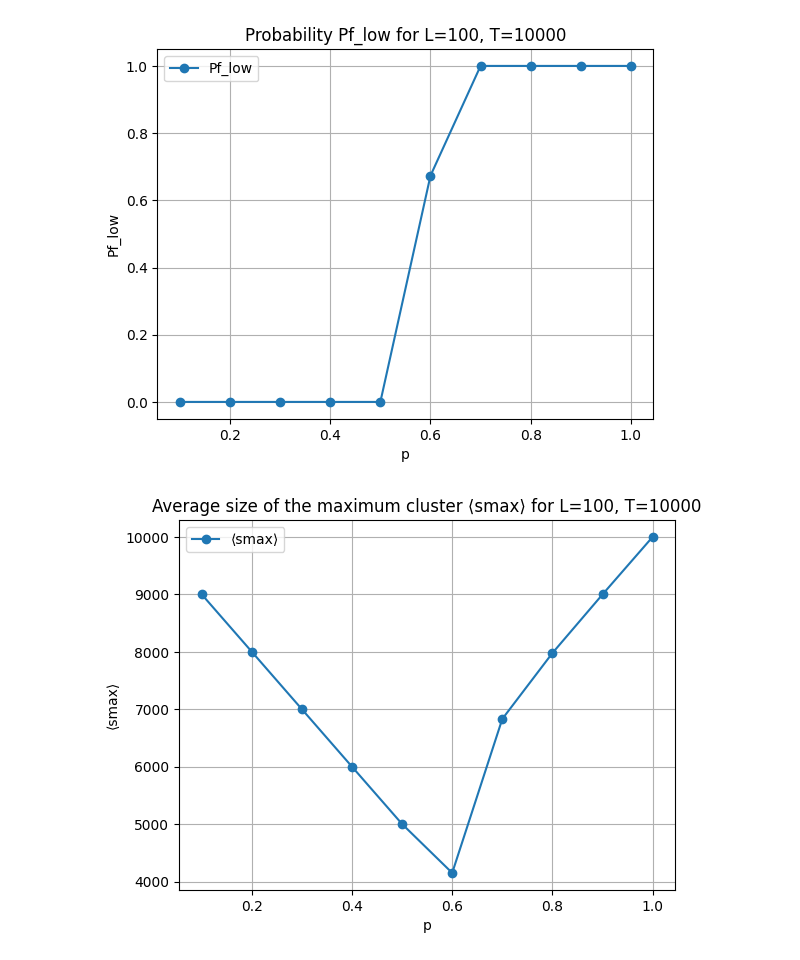
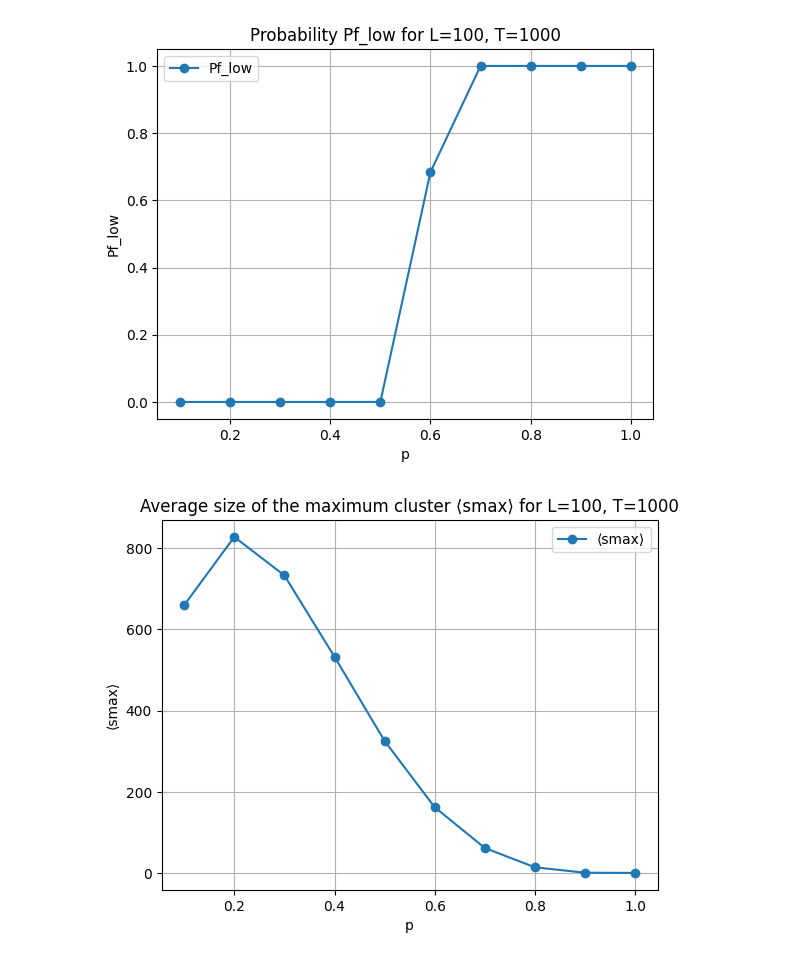
Before and after one commit to LethalDriver/ComplexSystems, a Jupyter notebook: Percolation/percolation.ipynb, the cells around one changed output. Drawn from its saved outputs; the diff is of its cells as text; code cells hidden in the pictures.

```diff
--- a/Percolation/percolation.ipynb
+++ b/Percolation/percolation.ipynb
@@ -3,33 +3,33 @@ import matplotlib.pyplot as plt
 import numpy as np
 
 def plot_results(L, T):
     results_filename = f'Ave-L{L}T{T}.txt'
     data = np.loadtxt(results_filename)
     p_values = data[:, 0]
     Pf_low_values = data[:, 1]
     smax_values = data[:, 2]
 
     plt.figure()
     plt.plot(p_values, Pf_low_values, 'o-', label='Pf_low')
     plt.xlabel('p')
     plt.ylabel('Pf_low')
     plt.legend()
     plt.title(f'Probability Pf_low for L={L}, T={T}')
     plt.grid(True)
     plt.savefig(f'Pf_low_L{L}_T{T}.png')
 
     plt.figure()
     plt.plot(p_values, smax_values, 'o-', label='⟨smax⟩')
     plt.xlabel('p')
     plt.ylabel('⟨smax⟩')
     plt.legend()
     plt.title(f'Average size of the maximum cluster ⟨smax⟩ for L={L}, T={T}')
     plt.grid(True)
     plt.savefig(f'smax_L{L}_T{T}.png')
 
     plt.show()
 
-plot_results(100, 10000)
+plot_results(100, 1000)
 # %% [output]
-[figure, old version]
+[figure, new version]
-[figure, old version]
+[figure, new version]
```
Also changed, not shown: 1 other file.
